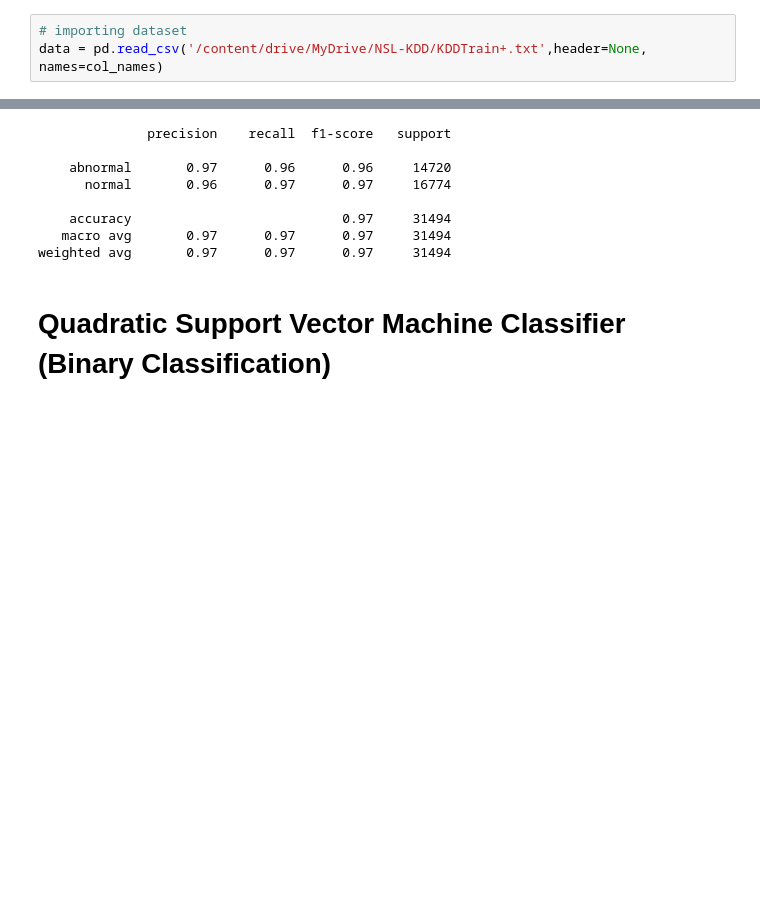
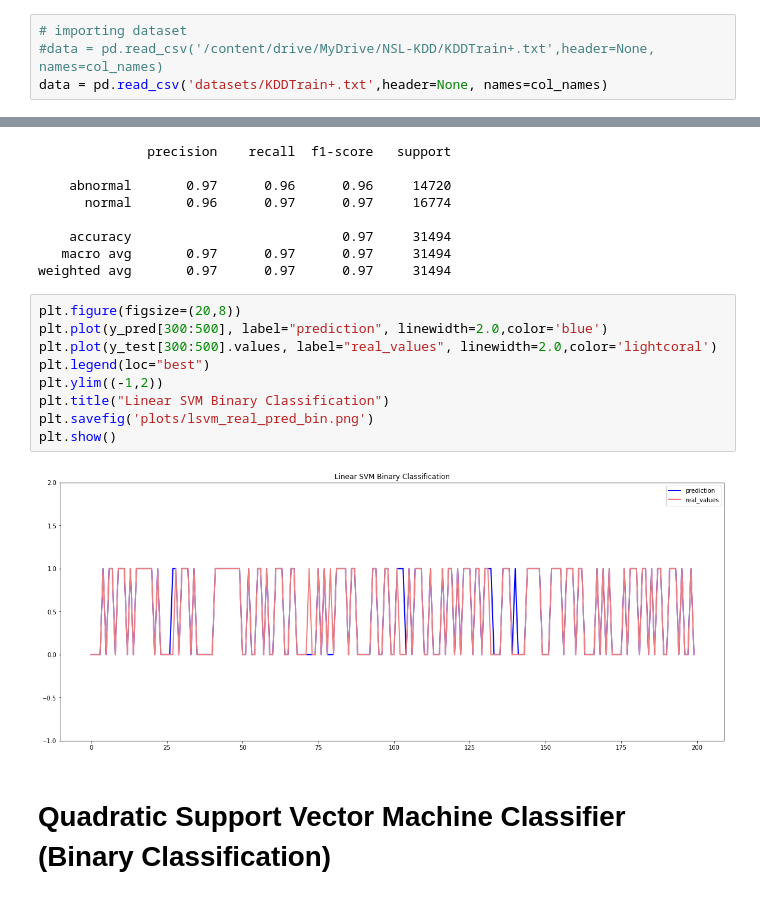
Before and after one commit to abhinav-bhardwaj/Network-Intrusion-Detection-Using-Machine-Learning, a Jupyter notebook: Intrusion_Detection_NSL_KDD.ipynb, the cells around one changed output, grey strips where cells are left out. Drawn from its saved outputs; the diff is of its cells as text; blank space fills up the shorter version.

Commit message:
Added predicted and test data plots

```diff
--- a/Intrusion_Detection_NSL_KDD.ipynb
+++ b/Intrusion_Detection_NSL_KDD.ipynb
@@ -18,7 +18,8 @@ col_names = ["duration","protocol_type","service","flag","src_bytes",
     "dst_host_rerror_rate","dst_host_srv_rerror_rate","label","difficulty_level"]
 # %%
 # importing dataset
-data = pd.read_csv('/content/drive/MyDrive/NSL-KDD/KDDTrain+.txt',header=None, names=col_names)
+#data = pd.read_csv('/content/drive/MyDrive/NSL-KDD/KDDTrain+.txt',header=None, names=col_names)
+data = pd.read_csv('datasets/KDDTrain+.txt',header=None, names=col_names)
 # %%
 # print dataset
 data
@@ -435,6 +436,17 @@ print(classification_report(y_test, y_pred,target_names=le1.classes_))
     accuracy                           0.97     31494
    macro avg       0.97      0.97      0.97     31494
 weighted avg       0.97      0.97      0.97     31494
+# %%
+plt.figure(figsize=(20,8))
+plt.plot(y_pred[300:500], label="prediction", linewidth=2.0,color='blue')
+plt.plot(y_test[300:500].values, label="real_values", linewidth=2.0,color='lightcoral')
+plt.legend(loc="best")
+plt.ylim((-1,2))
+plt.title("Linear SVM Binary Classification")
+plt.savefig('plots/lsvm_real_pred_bin.png')
+plt.show()
+# %% [output]
+[figure, added]
 # %% [markdown]
 # **Quadratic Support Vector Machine Classifier (Binary Classification)**
 # %%
```
Also changed, not shown: parts of 16 cells of this notebook.
